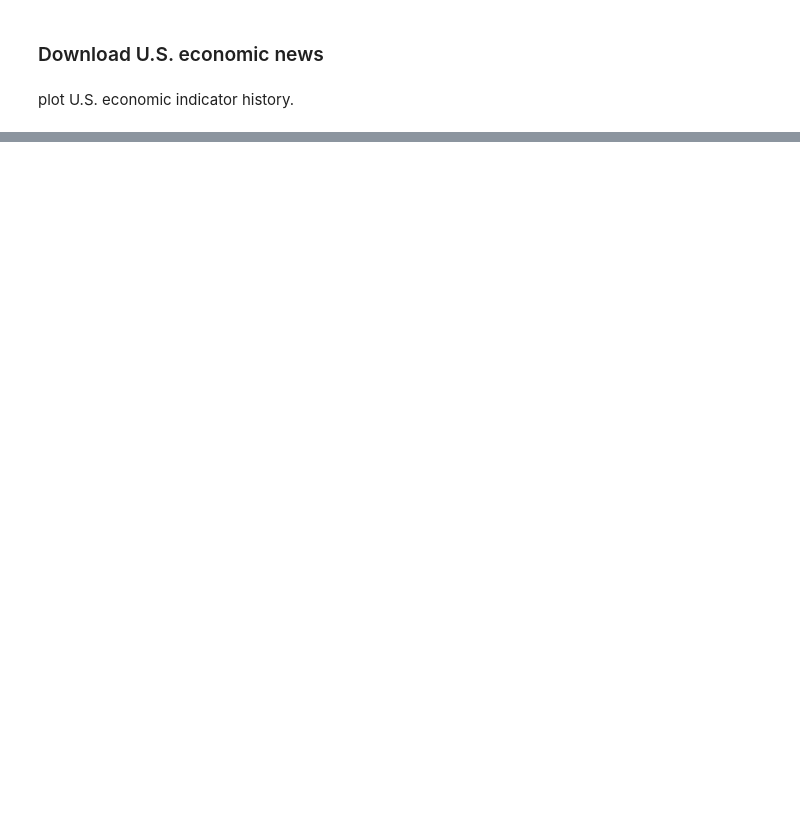
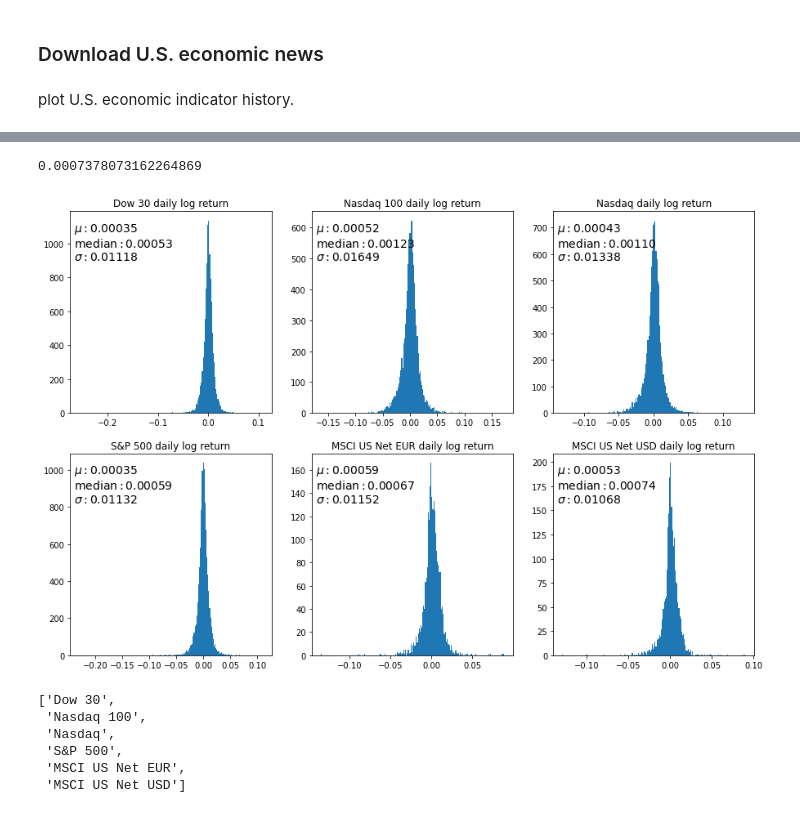
Before and after one commit to takeyama0/MarketPrediction, a Jupyter notebook: stock_market_prediction.ipynb, the cells around one changed output, grey strips where cells are left out. Drawn from its saved outputs; the diff is of its cells as text; code cells hidden in the pictures; blank space fills up the shorter version.

```diff
--- a/stock_market_prediction.ipynb
+++ b/stock_market_prediction.ipynb
@@ -384,0 +434,3 @@ Name: event, Length: 12390, dtype: object
+# %%
+# daily log return
+df_major_index_history['log_return'] = df_major_index_history[['name', 'Close']].groupby('name', sort=False).apply(lambda x: np.log(x / x.shift(1)))
@@ -384,0 +454,25 @@ Name: event, Length: 12390, dtype: object
+# %%
+np.median(df_tmp['log_return'].dropna())
+# %% [output]
+0.0007378073162264869
+# %%
+num_col = 3
+num_row = int(len(major_indices) / num_col)
+
+fig, axes = plt.subplots(num_row, num_col, figsize=(5 * num_col, 5 * num_row))
+for i, major_index in enumerate(major_indices):
+    idx_row = math.floor(i / num_col)
+    idx_col = i % num_col
+    df_tmp = df_major_index_history[df_major_index_history['name'] == major_index]
+    mu = np.mean(df_tmp['log_return'])
+    median = np.median(df_tmp['log_return'].dropna())
+    sigma = np.std(df_tmp['log_return'])
+    textstr = '\n'.join((
+        r'$\mu:%.5f$' % (mu, ),
+        r'$\mathrm{median}:%.5f$' % (median, ),
+        r'$\sigma:%.5f$' % (sigma, )))
+    axes[idx_row][idx_col].set_title(f'{major_index} daily log return')
+    axes[idx_row][idx_col].hist(df_tmp['log_return'], bins=200)
+    axes[idx_row][idx_col].text(0.02, 0.95, textstr, transform=axes[idx_row][idx_col].transAxes, fontsize=14, verticalalignment='top',)
+# %% [output]
+[figure, added]
@@ -384,0 +482,9 @@ Name: event, Length: 12390, dtype: object
+# %%
+major_indices
+# %% [output]
+['Dow 30',
+ 'Nasdaq 100',
+ 'Nasdaq',
+ 'S&P 500',
+ 'MSCI US Net EUR',
+ 'MSCI US Net USD']
```
Also changed, not shown: parts of 17 cells of this notebook.
